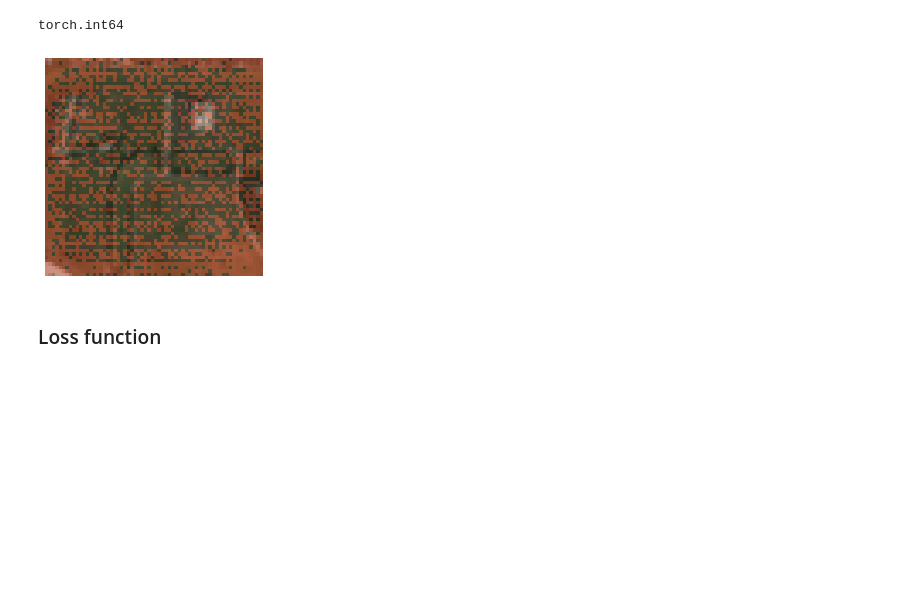
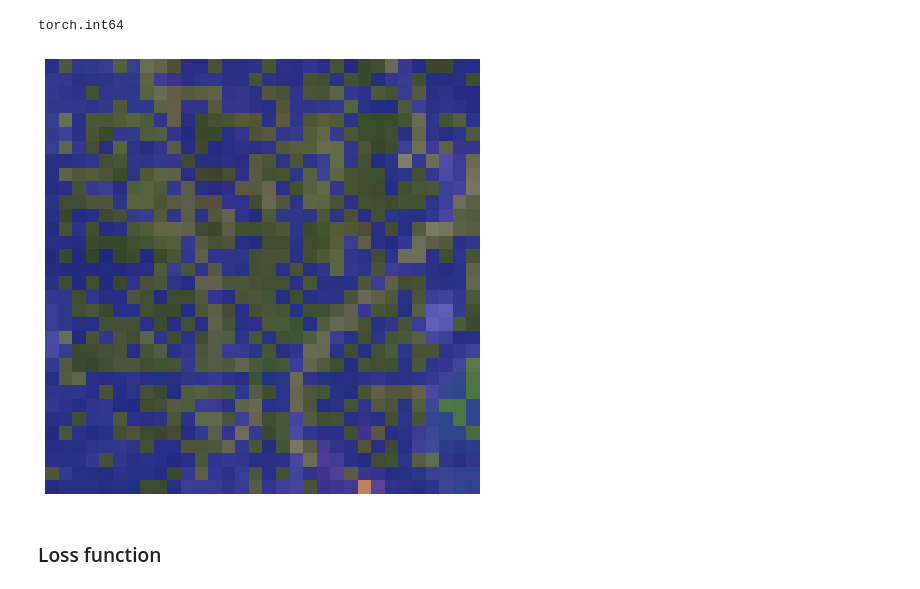
Before and after one commit to qAp/xview2comp, a Jupyter notebook: 02_model.ipynb, the cells around one changed output. Cells and saved outputs as stored; diff of their text form; code cells hidden in the pictures; blank space fills up the shorter version.

```diff
--- a/02_model.ipynb
+++ b/02_model.ipynb
@@ -15,7 +21,7 @@ from fastai.vision import models
 Use the Unet that is already available in fastai v1 to begin with.
 # %%
 c = 2
-sz = 64
+sz = 32 #256
 # %%
 encoder = nn.Sequential(*list(models.resnet34().children())[:-2])
 # %%
@@ -51,11 +55,12 @@ SOURCE = Path('data/')
 # %%
 bs = 4
 # %%
-fnames = get_files(SOURCE/'train'/'train'/'images', extensions=['.png',])
-fnames = pre_img_fpaths(fnames)[:200]
+fnames = get_files(SOURCE/'train'/'images', extensions=['.png',])
+print(len(fnames))
+fnames = pre_img_fpaths(fnames)[:1000]
 
 xtfms = [ResizeFixed(sz, resample=PIL.Image.BILINEAR), to_byte_tensor, to_float_tensor, Normalize(1/255)]
-il = ImageList(fnames, path=Path('data/train/train/images/'), tfms=xtfms)
+il = ImageList(fnames, path=Path('data/train/images/'), tfms=xtfms)
 
 sd = SplitData.split_by_random(il, val_pct=.1)
 
@@ -83,9 +90,9 @@ pred.argmax(1)[1][None,...].dtype
 # %% [output]
 torch.int64
 # %%
-show_sample(x[3], pred.argmax(dim=1)[3][None,...].float())
+show_sample(x[1], mas=pred.argmax(dim=1)[1][None,...].float(), figsize=(8, 8))
 # %% [output]
-[figure, old version]
+[figure, new version]
 # %% [markdown]
 ### Loss function
 # %% [markdown]
```
Also changed, not shown: parts of 30 cells of this notebook.
